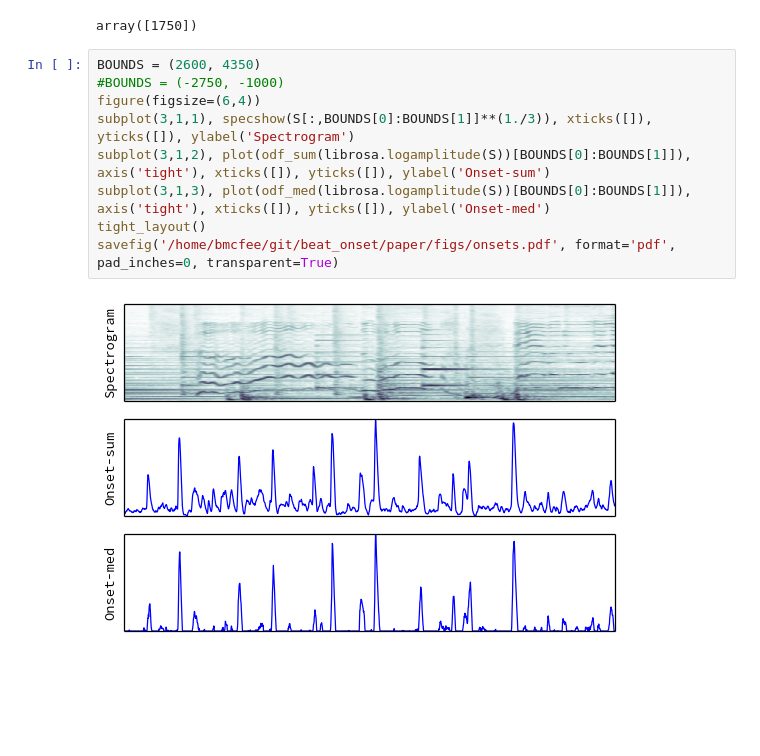
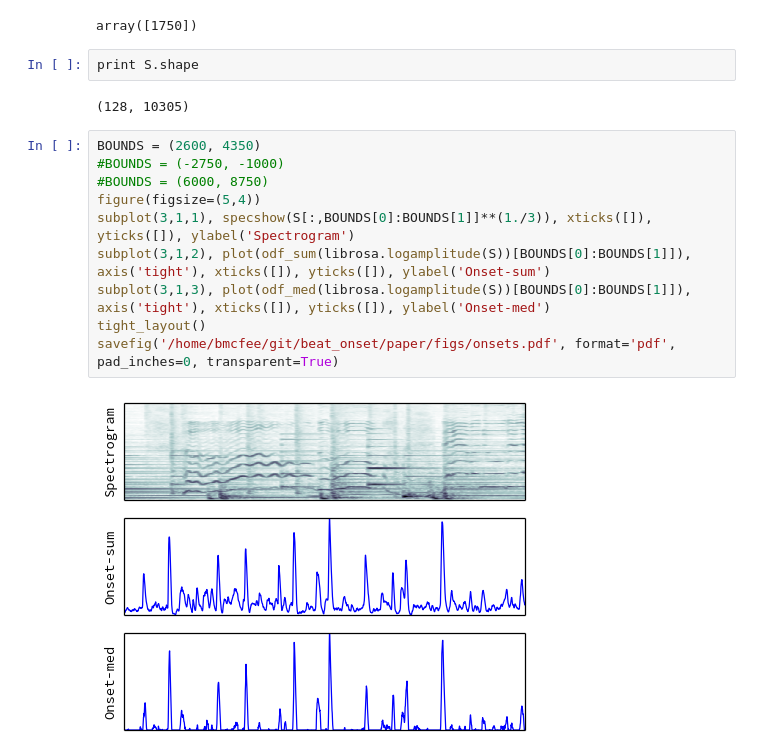
Before and after one commit to bmcfee/beat_onset, a Jupyter notebook: code/ICASSP2013 - Beat tracking.ipynb, the cells around one changed output. Drawn from its saved outputs; the diff is of its cells as text; blank space fills up the shorter version.

```diff
--- a/code/ICASSP2013 - Beat tracking.ipynb
+++ b/code/ICASSP2013 - Beat tracking.ipynb
@@ -412,14 +412,19 @@ array([ 5.07936508])
 np.diff(BOUNDS)
 # %% [output]
 array([1750])
+# %%
+print S.shape
+# %% [output]
+(128, 10305)
 # %%
 BOUNDS = (2600, 4350)
 #BOUNDS = (-2750, -1000)
-figure(figsize=(6,4))
+#BOUNDS = (6000, 8750)
+figure(figsize=(5,4))
 subplot(3,1,1), specshow(S[:,BOUNDS[0]:BOUNDS[1]]**(1./3)), xticks([]), yticks([]), ylabel('Spectrogram')
 subplot(3,1,2), plot(odf_sum(librosa.logamplitude(S))[BOUNDS[0]:BOUNDS[1]]), axis('tight'), xticks([]), yticks([]), ylabel('Onset-sum')
 subplot(3,1,3), plot(odf_med(librosa.logamplitude(S))[BOUNDS[0]:BOUNDS[1]]), axis('tight'), xticks([]), yticks([]), ylabel('Onset-med')
 tight_layout()
 savefig('/home/bmcfee/git/beat_onset/paper/figs/onsets.pdf', format='pdf', pad_inches=0, transparent=True)
 # %% [output]
-[figure, old version]
+[figure, new version]
```
Also changed, not shown: 3 other files.
